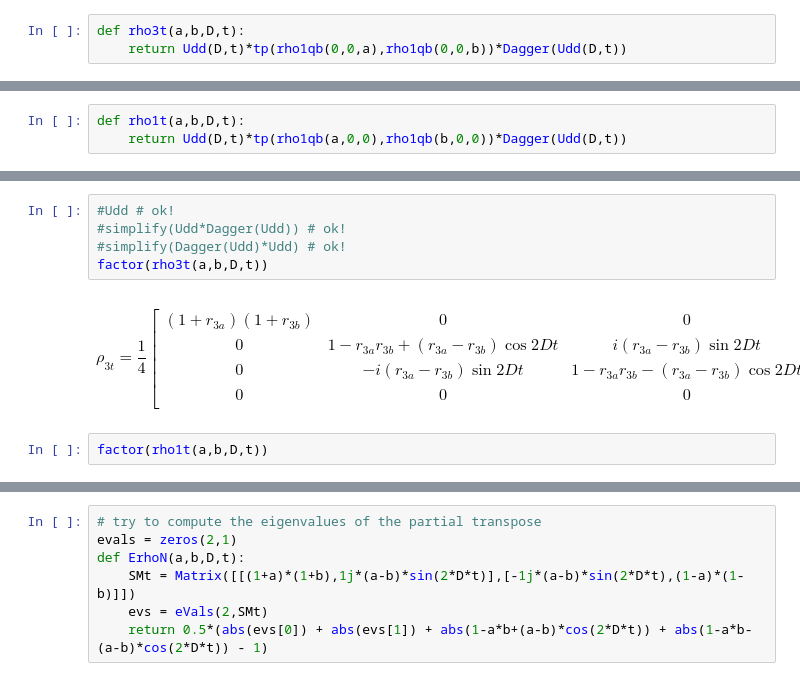
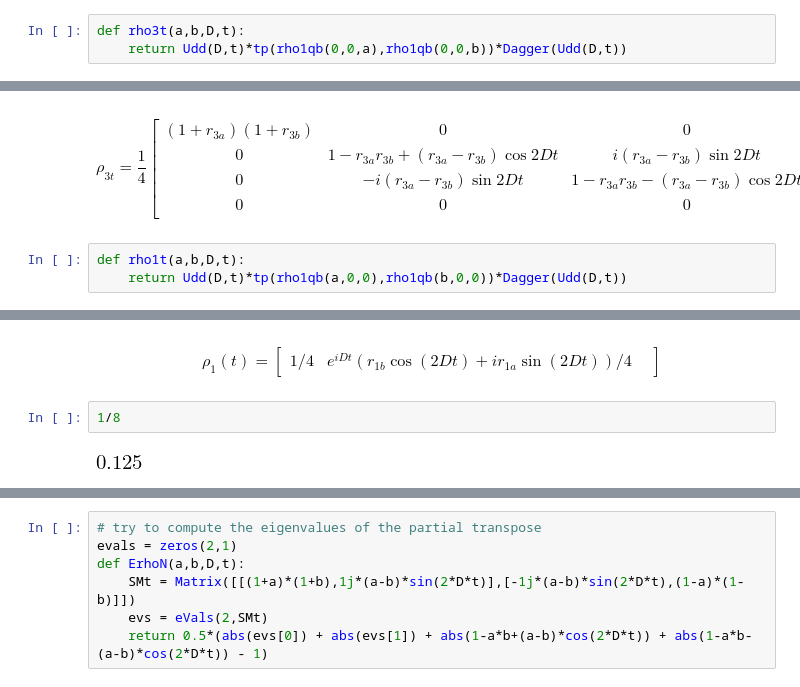
Before and after one commit to jonasmaziero/jupyterQ, a Jupyter notebook: dipolar.ipynb, the cells around one changed output, grey strips where cells are left out. Drawn from its saved outputs; the diff is of its cells as text.

```diff
--- a/dipolar.ipynb
+++ b/dipolar.ipynb
@@ -50,6 +86,16 @@ def rho3t(a,b,D,t):
 simplify(rho3t(a,b,D,t))
 # %% [output]
 $\displaystyle \left[\begin{matrix}0.0625 \left(- \left(1 - e^{1.0 i D t}\right)^{2} \left(a - 1\right) \left(b - 1\right) + \left(a + 1\right) \left(b + 1\right) \left(e^{1.0 i D t} + 1\right)^{2}\right) e^{- 1.0 i D t} & 0 & 0 & \left(- 0.125 a e^{2.0 i D t} + 0.125 a - 0.125 b e^{2.0 i D t} + 0.125 b\right) e^{- 1.0 i D t}\\0 & 0.0625 \left(\left(1 - e^{3.0 i D t}\right)^{2} \left(a - 1\right) \left(b + 1\right) - \left(a + 1\right) \left(b - 1\right) \left(e^{3.0 i D t} + 1\right)^{2}\right) e^{- 3.0 i D t} & 0.125 \left(a e^{6.0 i D t} - a - b e^{6.0 i D t} + b\right) e^{- 3.0 i D t} & 0\\0 & \left(- 0.125 a e^{6.0 i D t} + 0.125 a + 0.125 b e^{6.0 i D t} - 0.125 b\right) e^{- 3.0 i D t} & 0.0625 \left(\left(1 - e^{3.0 i D t}\right)^{2} \left(a + 1\right) \left(b - 1\right) - \left(a - 1\right) \left(b + 1\right) \left(e^{3.0 i D t} + 1\right)^{2}\right) e^{- 3.0 i D t} & 0\\0.125 \left(a e^{2.0 i D t} - a + b e^{2.0 i D t} - b\right) e^{- 1.0 i D t} & 0 & 0 & 0.0625 \left(- \left(1 - e^{1.0 i D t}\right)^{2} \left(a + 1\right) \left(b + 1\right) + \left(a - 1\right) \left(b - 1\right) \left(e^{1.0 i D t} + 1\right)^{2}\right) e^{- 1.0 i D t}\end{matrix}\right]$
+# %% [markdown]
+\begin{equation}
+\rho_{3t} = \frac{1}{4}
+\begin{bmatrix}
+(1+r_{3a})(1+r_{3b}) & 0 & 0 & 0 \\
+0 & 1-r_{3a}r_{3b} + (r_{3a}-r_{3b})\cos2Dt & i(r_{3a}-r_{3b})\sin2Dt & 0 \\
+0 & -i(r_{3a}-r_{3b})\sin2Dt & 1-r_{3a}r_{3b} - (r_{3a}-r_{3b})\cos2Dt & 0 \\
+0 & 0 & 0 & (1-r_{3a})1-r_{3b})
+\end{bmatrix}
+\end{equation}
 # %%
 def rho1t(a,b,D,t):
     return Udd(D,t)*tp(rho1qb(a,0,0),rho1qb(b,0,0))*Dagger(Udd(D,t))
@@ -57,20 +103,12 @@ def rho1t(a,b,D,t):
 simplify(factor(rho1t(a,b,D,t)))
 # %% [output]
 $\displaystyle \left[\begin{matrix}0.25 & 0.125 \left(a e^{4.0 i D t} - a + b e^{4.0 i D t} + b\right) e^{- 1.0 i D t} & 0.125 \left(a e^{4.0 i D t} + a + b e^{4.0 i D t} - b\right) e^{- 1.0 i D t} & 0.25 a b\\\left(- 0.125 a e^{4.0 i D t} + 0.125 a + 0.125 b e^{4.0 i D t} + 0.125 b\right) e^{- 3.0 i D t} & 0.25 & 0.25 a b & 0.125 \left(a e^{4.0 i D t} + a - b e^{4.0 i D t} + b\right) e^{- 3.0 i D t}\\0.125 \left(a e^{4.0 i D t} + a - b e^{4.0 i D t} + b\right) e^{- 3.0 i D t} & 0.25 a b & 0.25 & \left(- 0.125 a e^{4.0 i D t} + 0.125 a + 0.125 b e^{4.0 i D t} + 0.125 b\right) e^{- 3.0 i D t}\\0.25 a b & 0.125 \left(a e^{4.0 i D t} + a + b e^{4.0 i D t} - b\right) e^{- 1.0 i D t} & 0.125 \left(a e^{4.0 i D t} - a + b e^{4.0 i D t} + b\right) e^{- 1.0 i D t} & 0.25\end{matrix}\right]$
-# %%
-#Udd # ok!
-#simplify(Udd*Dagger(Udd)) # ok!
-#simplify(Dagger(Udd)*Udd) # ok!
-factor(rho3t(a,b,D,t))
-# %% [markdown]
-\begin{equation}
-\rho_{3t} = \frac{1}{4}
-\begin{bmatrix}
-(1+r_{3a})(1+r_{3b}) & 0 & 0 & 0 \\
-0 & 1-r_{3a}r_{3b} + (r_{3a}-r_{3b})\cos2Dt & i(r_{3a}-r_{3b})\sin2Dt & 0 \\
-0 & -i(r_{3a}-r_{3b})\sin2Dt & 1-r_{3a}r_{3b} - (r_{3a}-r_{3b})\cos2Dt & 0 \\
-0 & 0 & 0 & (1-r_{3a})1-r_{3b})
-\end{bmatrix}
-\end{equation}
-# %%
-factor(rho1t(a,b,D,t))
+# %% [markdown]
+\begin{equation}
+\rho_{1}(t) = \begin{bmatrix} 1/4 & e^{iDt}\left(r_{1b}\cos(2Dt)+ir_{1a}\sin(2Dt)\right)/4 &
+\end{bmatrix}
+\end{equation}
+# %%
+1/8
+# %% [output]
+[figure, added]
```
Also changed, not shown: parts of 24 cells of this notebook, 2 other files.
